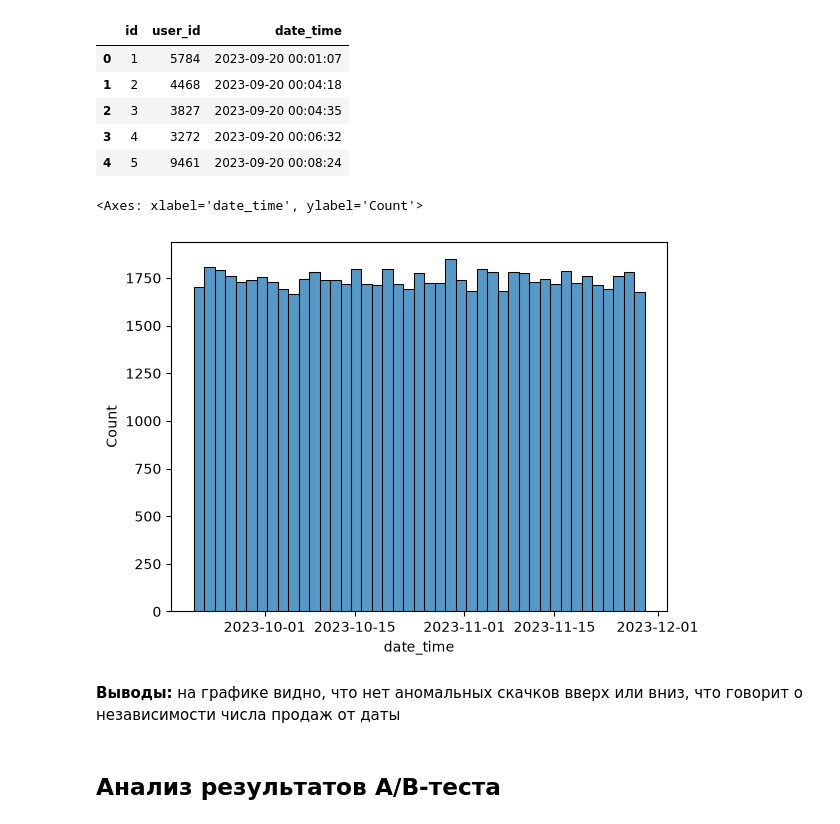
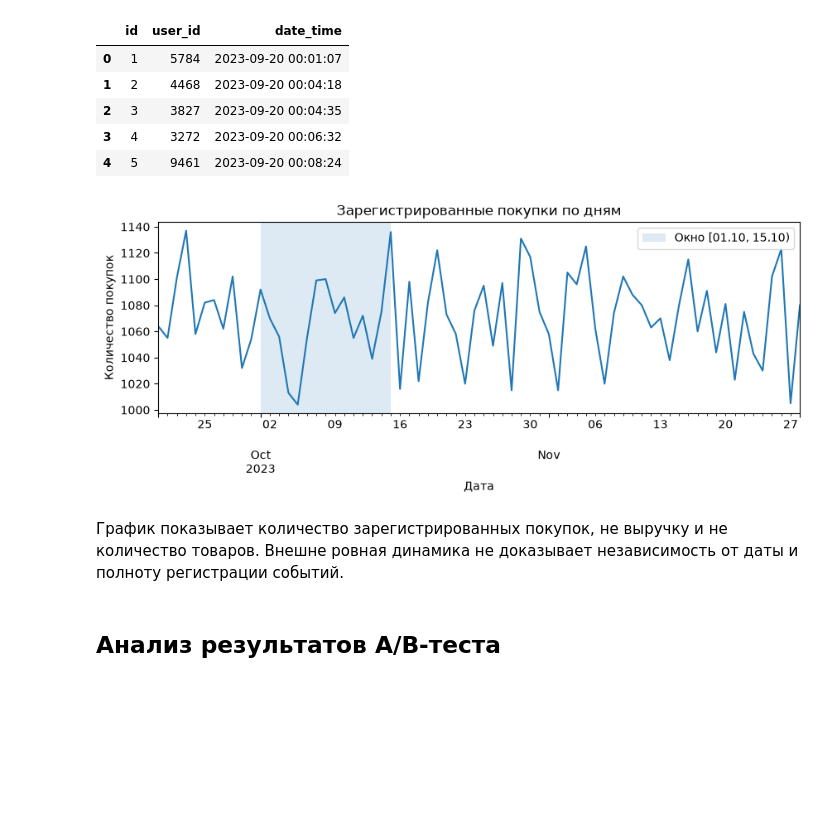
Before and after one commit to rtvtosic/Effectiveness-of-recommendation-system, a Jupyter notebook: notebook.ipynb, the cells around one changed output. Cells and saved outputs as stored; diff of their text form; code cells hidden in the pictures; blank space fills up the shorter version.

```diff
--- a/notebook.ipynb
+++ b/notebook.ipynb
@@ -45,18 +45,24 @@
 </ul>
 # %%
-# импорт библиотек
-import random
+import numpy as np
 import pandas as pd
 import seaborn as sns
+import matplotlib.pyplot as plt
+from IPython.display import display
+from scipy.stats import binomtest
+from statsmodels.stats.proportion import proportions_ztest, confint_proportions_2indep
 
-from math import floor
+START, END = pd.Timestamp('2023-10-01'), pd.Timestamp('2023-10-15')
+EXPECTED_ASSIGNED = 11_915  # Контроль исходной выгрузки, а не подставленный знаменатель.
+EXPECTED_TREATMENT_SHARE = 0.5  # Подтвердить по протоколу независимой рандомизации 1:1.
+ALPHA = 0.05
 # %%
-# чтение данных
-user = pd.read_csv("data/user.csv")
-user_ab_group = pd.read_csv("data/user_ab_group.csv")
-good = pd.read_csv("data/good.csv")
-user_purchase = pd.read_csv("data/user_purchase.csv")
-purchase_good = pd.read_csv("data/purchase_good.csv")
+# Впишите пути к вашим исходным CSV. Пустые строки оставлены намеренно.
+user = pd.read_csv('C:/Effectiveness-of-recommendation-system/data/user.csv')
+user_ab_group = pd.read_csv('C:/Effectiveness-of-recommendation-system/data/user_ab_group.csv')
+good = pd.read_csv('C:/Effectiveness-of-recommendation-system/data/good.csv')
+user_purchase = pd.read_csv('C:/Effectiveness-of-recommendation-system/data/user_purchase.csv')
+purchase_good = pd.read_csv('C:/Effectiveness-of-recommendation-system/data/purchase_good.csv')
 # %%
 user.head()
 # %% [output]
@@ -273,12 +280,16 @@ user_purchase.head()
 | 3 | 4 | 3272 | 2023-09-20 00:06:32 |
 | 4 | 5 | 9461 | 2023-09-20 00:08:24 |
 # %%
-sns.histplot(user_purchase['date_time'])
+daily_purchases = user_purchase.groupby(user_purchase['date_time'].dt.normalize()).size()
+ax = daily_purchases.plot(title='Зарегистрированные покупки по дням', figsize=(10, 3))
+ax.axvspan(START, END, alpha=0.15, label='Окно [01.10, 15.10)')
+ax.set_ylabel('Количество покупок'); ax.set_xlabel('Дата'); ax.legend()
+plt.show()
 # %% [output]
-<Axes: xlabel='date_time', ylabel='Count'>
-[figure, old version]
+[figure, new version]
 # %% [markdown]
-<p><b>Выводы:</b> на графике видно, что нет аномальных скачков вверх или вниз, что говорит о независимости числа продаж от даты</p>
+График показывает количество зарегистрированных покупок, не выручку и не количество товаров.
+Внешне ровная динамика не доказывает независимость от даты и полноту регистрации событий.
 # %% [markdown]
 ## Анализ результатов A/B-теста
 # %% [markdown]
```
Also changed, not shown: parts of 41 cells of this notebook, 1 other file.
